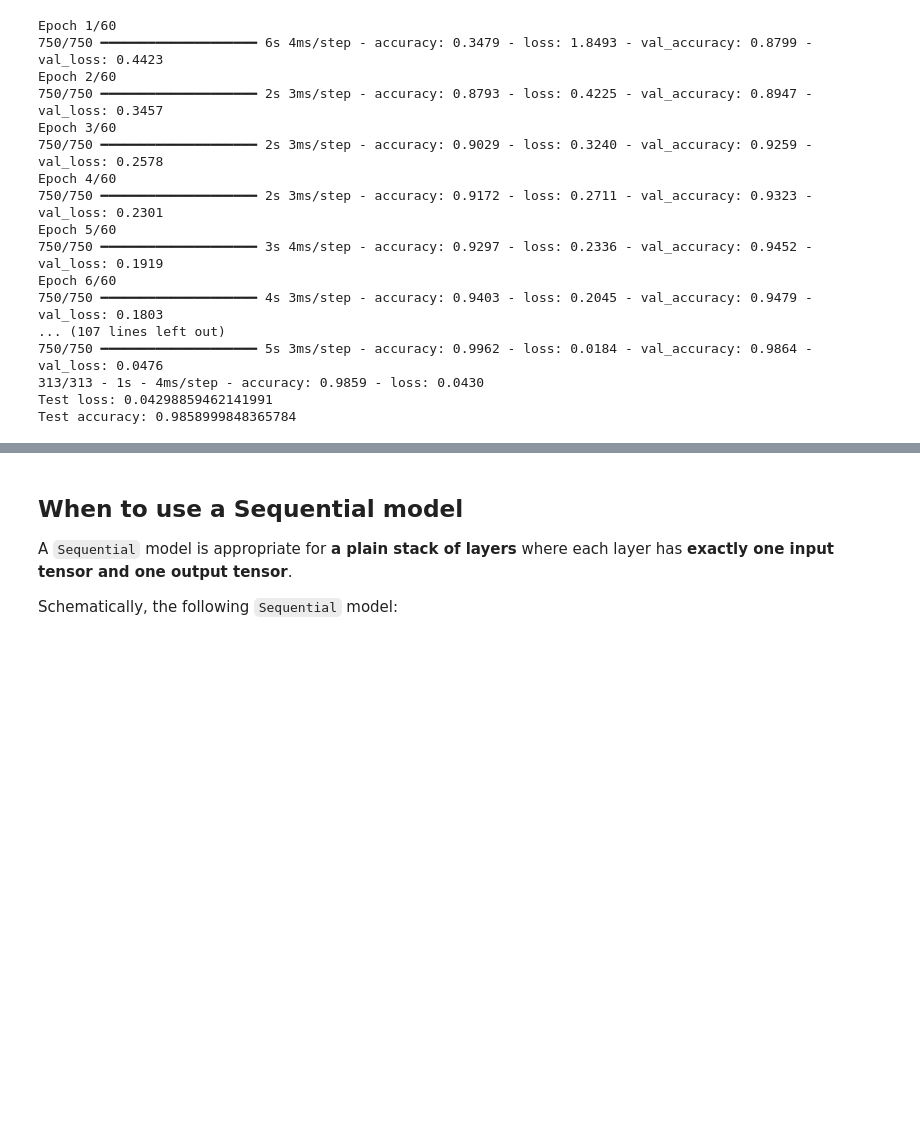
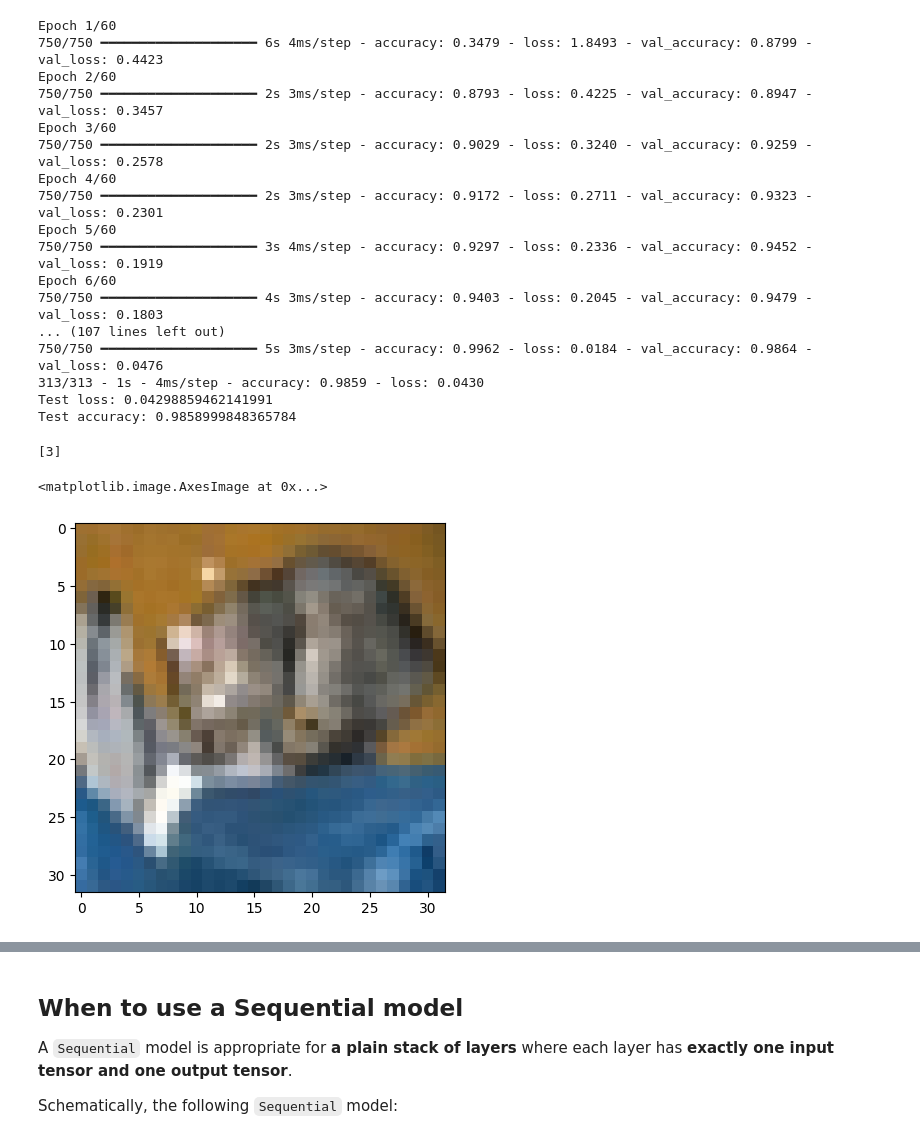
Before and after one commit to kartoone/cosc470, a Jupyter notebook: keras/sequential_model.ipynb, the cells around one changed output, grey strips where cells are left out. Saved outputs shown, nothing was run; the diff lists cells and outputs as text; code cells hidden in the pictures; blank space fills up the shorter version.

```diff
--- a/keras/sequential_model.ipynb
+++ b/keras/sequential_model.ipynb
@@ -148,3 +148,23 @@ Epoch 6/60
 313/313 - 1s - 4ms/step - accuracy: 0.9859 - loss: 0.0430
 Test loss: 0.04298859462141991
 Test accuracy: 0.9858999848365784
+# %%
+import keras
+# https://keras.io/api/datasets/cifar10/
+(x_train, y_train), (x_test, y_test) = keras.datasets.cifar10.load_data()
+x_train = x_train.astype("float32") / 255
+x_test = x_test.astype("float32") / 255
+assert x_train.shape == (50000, 32, 32, 3)
+assert x_test.shape == (10000, 32, 32, 3)
+assert y_train.shape == (50000, 1)
+assert y_test.shape == (10000, 1)
+# %%
+import numpy as np
+import matplotlib.pyplot as plt
+
+print(y_test[0])
+plt.imshow(x_test[0])
+# %% [output]
+[3]
+<matplotlib.image.AxesImage at 0x...>
+[figure, added]
```
Also changed, not shown: parts of 1 cell of this notebook.
